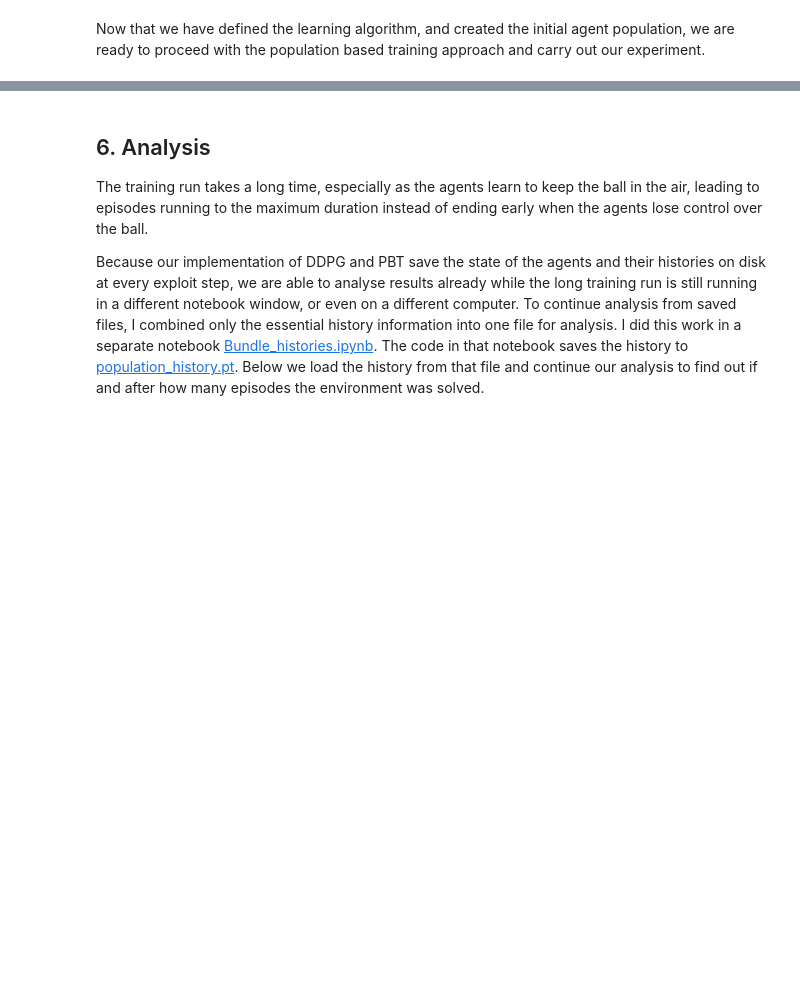
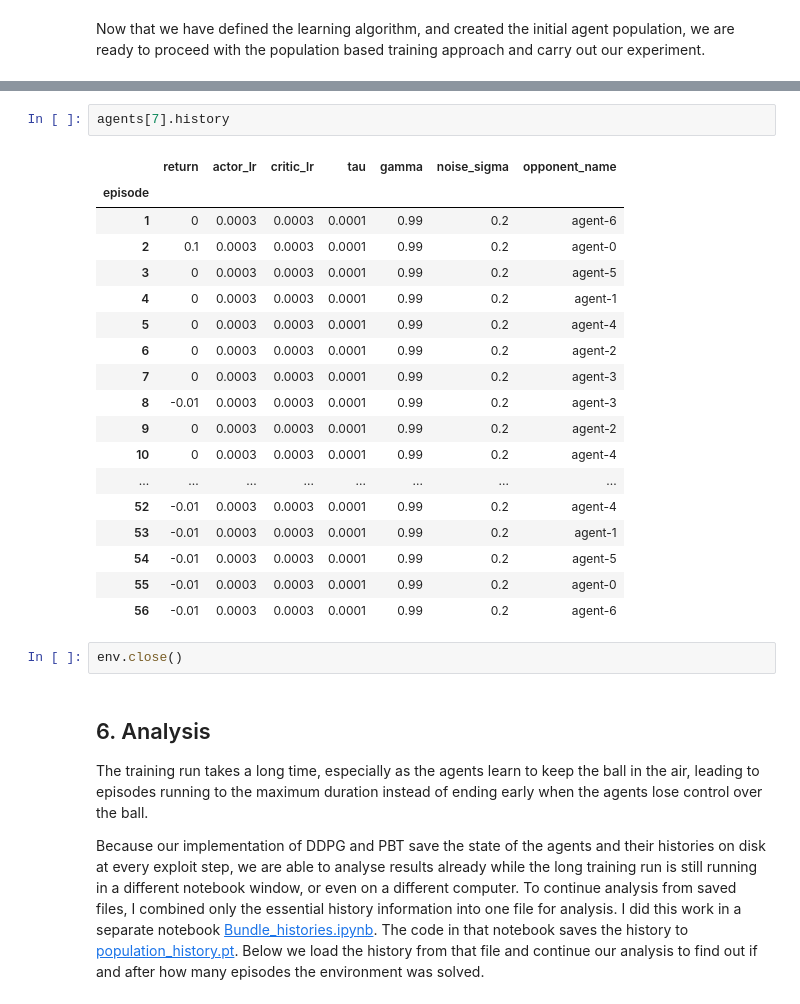
Before and after one commit to heikela/DDPG-Tennis, a Jupyter notebook: Report.ipynb, the cells around one changed output, grey strips where cells are left out. Cells and saved outputs as stored; diff of their text form; blank space fills up the shorter version.

```diff
--- a/Report.ipynb
+++ b/Report.ipynb
@@ -243,3 +267,26 @@ agent-15 performed worse than agent-4 but it wasn't significant, p = 0.10
+# %%
+agents[7].history
+# %% [output]
+|  | return | actor_lr | critic_lr | tau | gamma | noise_sigma | opponent_name |
+| episode |  |  |  |  |  |  |  |
+| 1 | 0 | 0.0003 | 0.0003 | 0.0001 | 0.99 | 0.2 | agent-6 |
+| 2 | 0.1 | 0.0003 | 0.0003 | 0.0001 | 0.99 | 0.2 | agent-0 |
+| 3 | 0 | 0.0003 | 0.0003 | 0.0001 | 0.99 | 0.2 | agent-5 |
+| 4 | 0 | 0.0003 | 0.0003 | 0.0001 | 0.99 | 0.2 | agent-1 |
+| 5 | 0 | 0.0003 | 0.0003 | 0.0001 | 0.99 | 0.2 | agent-4 |
+| 6 | 0 | 0.0003 | 0.0003 | 0.0001 | 0.99 | 0.2 | agent-2 |
+| 7 | 0 | 0.0003 | 0.0003 | 0.0001 | 0.99 | 0.2 | agent-3 |
+| 8 | -0.01 | 0.0003 | 0.0003 | 0.0001 | 0.99 | 0.2 | agent-3 |
+| 9 | 0 | 0.0003 | 0.0003 | 0.0001 | 0.99 | 0.2 | agent-2 |
+| 10 | 0 | 0.0003 | 0.0003 | 0.0001 | 0.99 | 0.2 | agent-4 |
+| ... | ... | ... | ... | ... | ... | ... | ... |
+| 52 | -0.01 | 0.0003 | 0.0003 | 0.0001 | 0.99 | 0.2 | agent-4 |
+| 53 | -0.01 | 0.0003 | 0.0003 | 0.0001 | 0.99 | 0.2 | agent-1 |
+| 54 | -0.01 | 0.0003 | 0.0003 | 0.0001 | 0.99 | 0.2 | agent-5 |
+| 55 | -0.01 | 0.0003 | 0.0003 | 0.0001 | 0.99 | 0.2 | agent-0 |
+| 56 | -0.01 | 0.0003 | 0.0003 | 0.0001 | 0.99 | 0.2 | agent-6 |
+# %%
+env.close()
 # %% [markdown]
 ## 6. Analysis
 
```
Also changed, not shown: parts of 8 cells of this notebook, 2 other files.
